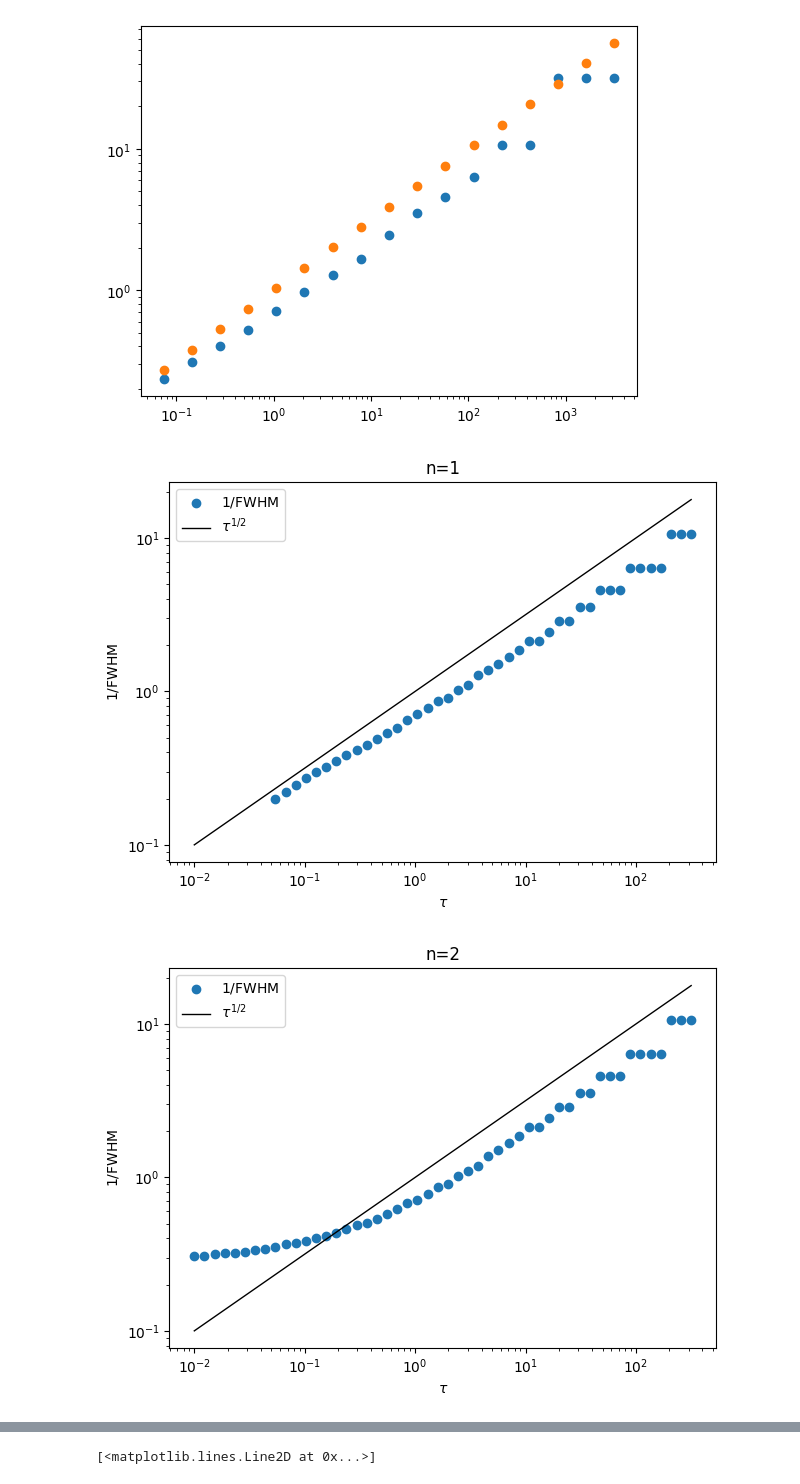
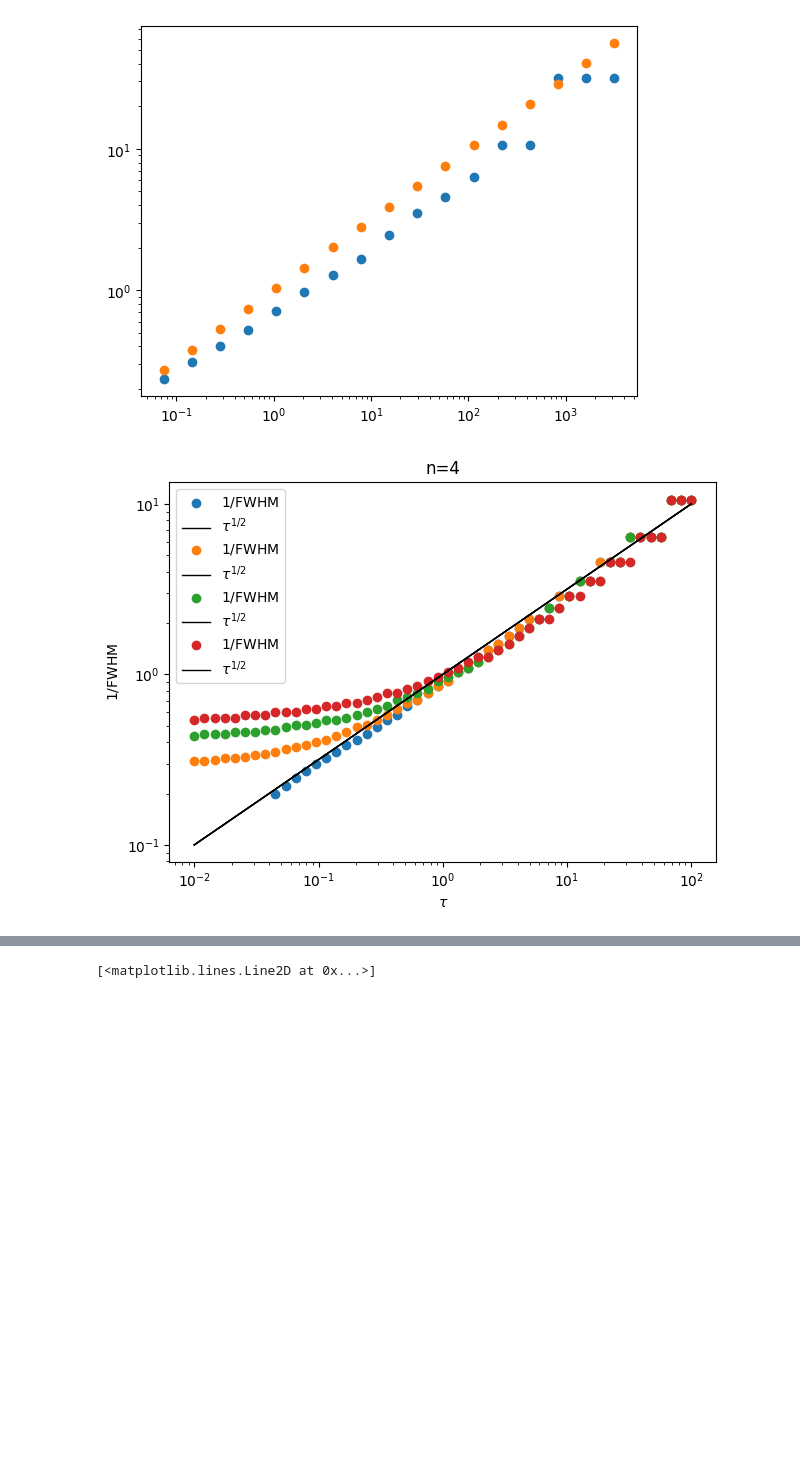
Before and after one commit to KristianMunnikhuis/subsystem_loschmidt_echo, a Jupyter notebook: scripts/October /universal_term_means_defects.ipynb, the cells around one changed output, grey strips where cells are left out. Cells and saved outputs as stored; diff of their text form; code cells hidden in the pictures; blank space fills up the shorter version.

```diff
--- a/scripts/October /universal_term_means_defects.ipynb
+++ b/scripts/October /universal_term_means_defects.ipynb
@@ -583,35 +585,35 @@ import matplotlib.pyplot as plt
 from scipy.fft import fft, fftshift
 
 def fwhm(x, y):
     y = np.abs(y)
     half = np.max(y) / 2.0
     idx = np.where(np.diff(np.sign(y - half)))[0]
     if len(idx) >= 2:
         return x[idx[-1]] - x[idx[0]]
     return np.nan
 
-tau_pp = np.logspace(-2, 2.5, 50)
+tau_pp = np.logspace(-2, 2, 50)
 file_indices = [0, 1, 2, 3]
+
+plt.figure()
 
 for j in file_indices:
     g = np.load("data/PP_n1_4.npy", allow_pickle=True)[j]
     widths = []
     for i in g:
         f = fftshift(fft(i))
         widths.append(fwhm(k, np.abs(f)))
     xi = 1 / np.array(widths)
 
-    plt.figure()
     plt.scatter(tau_pp, xi, label=r"$1/\mathrm{FWHM}$")
     plt.plot(tau_pp, np.sqrt(tau_pp), label=r"$\tau^{1/2}$", color="k", lw=1)
     plt.xscale("log")
     plt.yscale("log")
     plt.legend()
     plt.title(fr"n={j+1}")
     plt.xlabel(r"$\tau$")
     plt.ylabel(r"$1/\mathrm{FWHM}$")
     plt.tight_layout()
-    plt.show()
+plt.show()
 # %% [output]
-[figure, old version]
+[figure, new version]
-[figure, removed]
```
Also changed, not shown: parts of 6 cells of this notebook, 4 other files.
